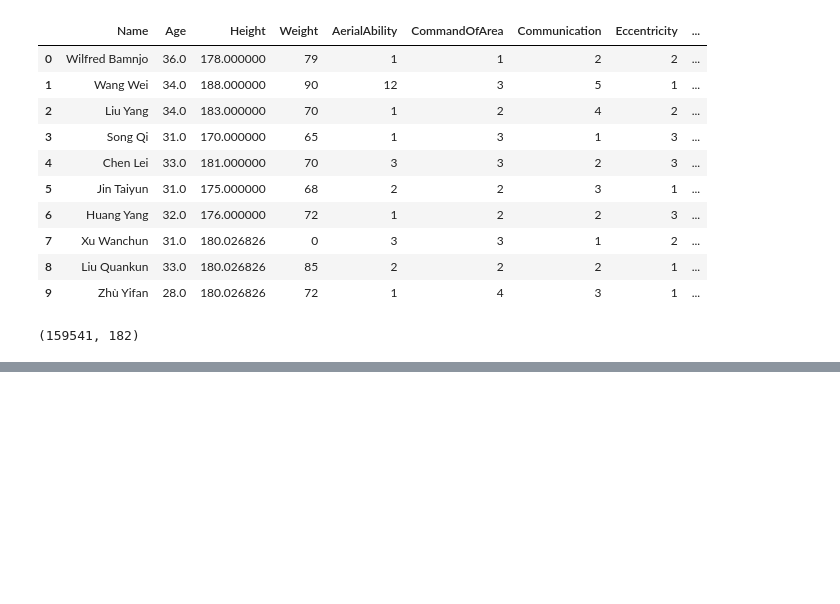
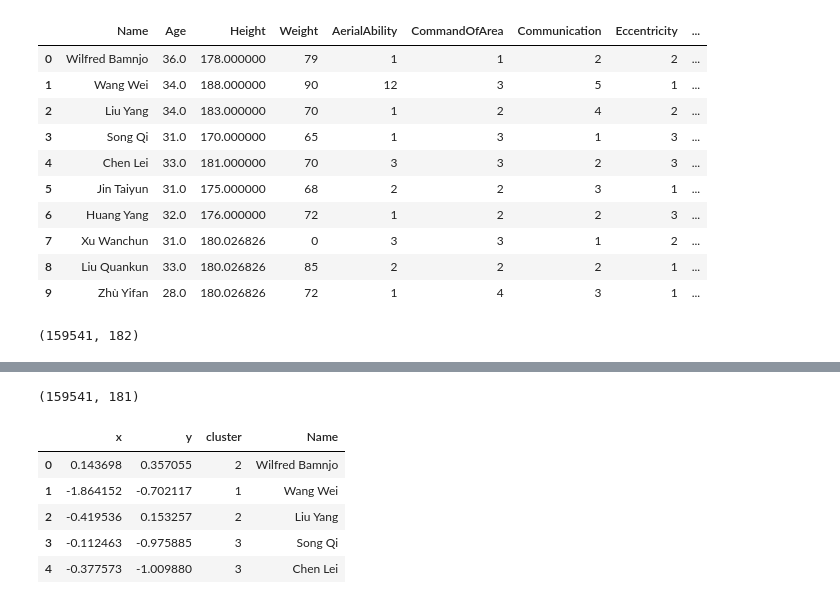
Before and after one commit to Anju123-ck/Dream-maker, a Jupyter notebook: DSA_B2_GROUP1_MAIN_PROJECT (2).ipynb, the cells around one changed output, grey strips where cells are left out. Cells and saved outputs as stored; diff of their text form; code cells hidden in the pictures; blank space fills up the shorter version.

```diff
--- a/DSA_B2_GROUP1_MAIN_PROJECT (2).ipynb
+++ b/DSA_B2_GROUP1_MAIN_PROJECT (2).ipynb
@@ -722,0 +712,27 @@ scaled_data.shape
+# %%
+x_norm.shape
+# %% [output]
+(159541, 181)
+# %%
+from sklearn.decomposition import PCA
+pca=PCA(n_components=2)
+reduced=pd.DataFrame(pca.fit_transform(x_norm))
+# %%
+from sklearn.cluster import KMeans
+kmeans=KMeans(n_clusters=5)
+kmeans=kmeans.fit(reduced)
+labels=kmeans.predict(reduced)
+centroid=kmeans.cluster_centers_
+clusters=kmeans.labels_.tolist()
+# %%
+reduced['cluster']=clusters
+reduced['Name']=Name
+reduced.columns=['x','y','cluster','Name']
+reduced.head()
+# %% [output]
+|  | x | y | cluster | Name |
+| 0 | 0.143698 | 0.357055 | 2 | Wilfred Bamnjo |
+| 1 | -1.864152 | -0.702117 | 1 | Wang Wei |
+| 2 | -0.419536 | 0.153257 | 2 | Liu Yang |
+| 3 | -0.112463 | -0.975885 | 3 | Song Qi |
+| 4 | -0.377573 | -1.009880 | 3 | Chen Lei |
```
Also changed, not shown: parts of 8 cells of this notebook.
